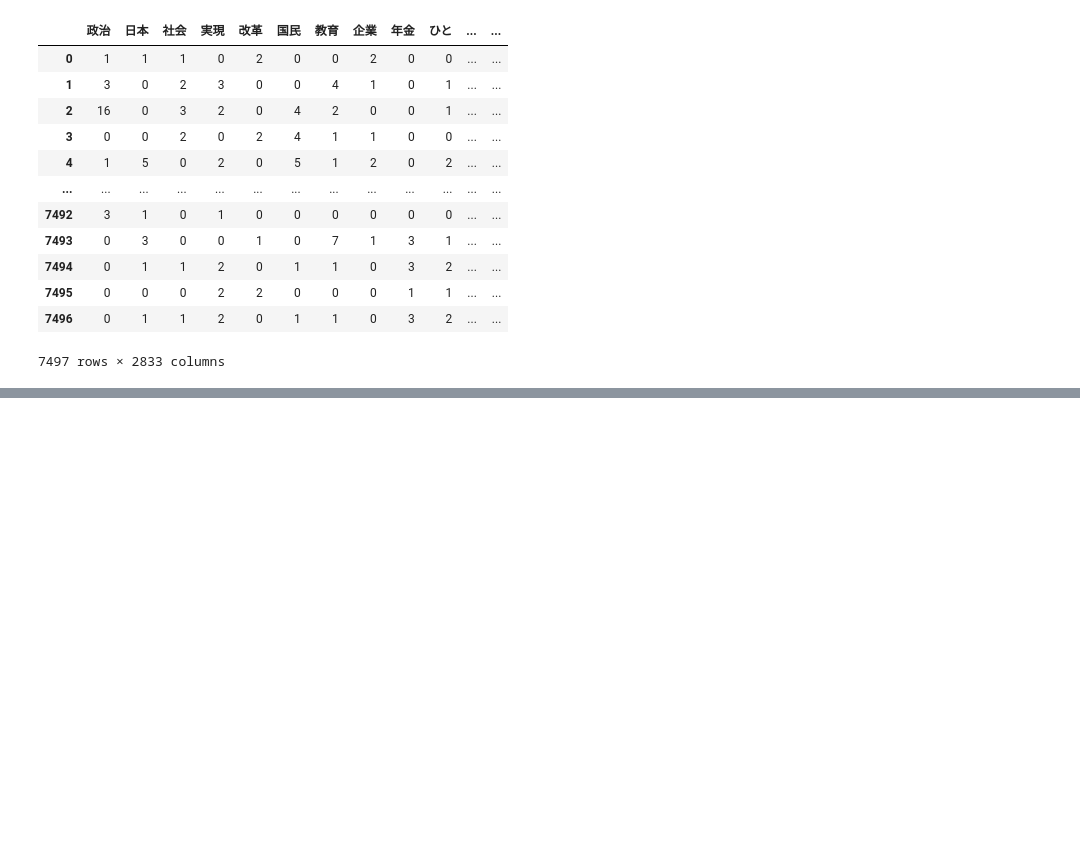
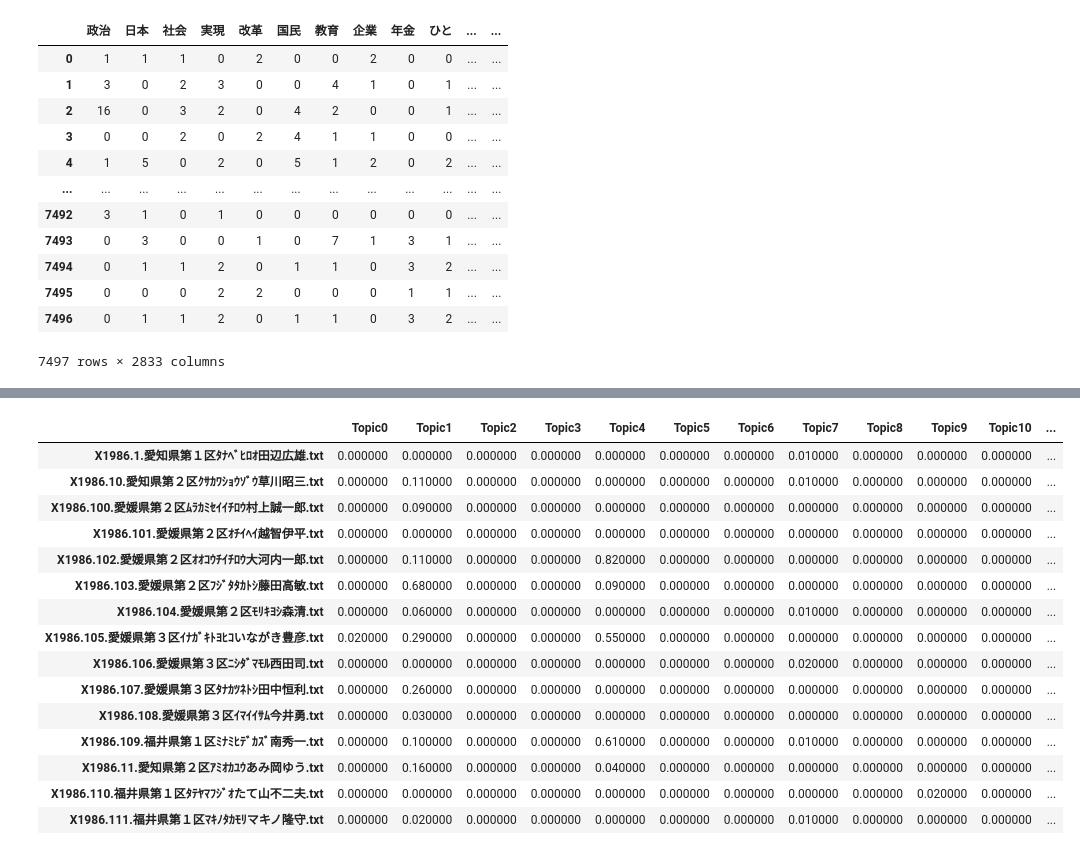
Before and after one commit to deankuo/Japan-Manifesto-Classification, a Jupyter notebook: topic_modeling_4.ipynb, the cells around one changed output, grey strips where cells are left out. Drawn from its saved outputs; the diff is of its cells as text; code cells hidden in the pictures; blank space fills up the shorter version.

```diff
--- a/topic_modeling_4.ipynb
+++ b/topic_modeling_4.ipynb
@@ -40,13 +63,13 @@ res2
 def create_bow_from_sparse_df(df):
     bow = []
     for i in range(df.shape[0]):
-        doc_words = []
+        doc_words = ''
         for j, val in zip(df.columns, df.iloc[i]):
             if val > 0:
-                doc_words += [j] * val
+                doc_words += (j + ' ') * val
         bow.append(doc_words)
     return bow
 
 df_bow = create_bow_from_sparse_df(res2)
-df_bow[0][:20] # 1986 愛知県第１区 田辺広雄 Manifesto
+print(df_bow[0]) # 1986 愛知県第１区 田辺広雄 Manifesto
 # %% [output]
@@ -93,0 +77,15 @@ lda_model = gensim.models.ldamodel.LdaModel(corpus=corpus,
+# %%
+vectorizer = CountVectorizer(analyzer='word')
+data_vectorized = vectorizer.fit_transform(df_bow)
+# %%
+# Build LDA Model
+lda_model = LatentDirichletAllocation(n_components=69,           # Number of topics
+                                      max_iter=10,               # Max learning iterations
+                                      learning_method='online',
+                                      random_state=100,          # Random state
+                                      batch_size=128,            # n docs in each learning iter
+                                      evaluate_every = -1,       # compute perplexity every n iters, default: Don't
+                                      n_jobs = -1,               # Use all available CPUs
+                                     )
+lda_model.fit(data_vectorized)
+print(lda_model)  # Model attributes
@@ -93,0 +121,40 @@ lda_model = gensim.models.ldamodel.LdaModel(corpus=corpus,
+# %%
+# Create Document — Topic Matrix
+lda_output = lda_model.transform(data_vectorized) # type: ignore
+# column names
+topicnames = ["Topic" + str(i) for i in range(lda_model.n_components)] # type: ignore
+# index names
+docnames = [name for name in res.columns[1:]]
+# Make the pandas dataframe
+df_document_topic = pd.DataFrame(np.round(lda_output, 2), columns=topicnames, index=docnames) # type: ignore
+# Get dominant topic for each document
+dominant_topic = np.argmax(df_document_topic.values, axis=1)
+df_document_topic['dominant_topic'] = dominant_topic
+
+# Styling
+def color_green(val):
+    color = 'green' if val > .5 else 'black'
+    return 'color: {col}'.format(col=color)
+def make_bold(val):
+    weight = 700 if val > .1 else 400
+    return 'font-weight: {weight}'.format(weight=weight)
+# Apply Style
+df_document_topics = df_document_topic.head(15).style.applymap(color_green).applymap(make_bold)
+df_document_topics
+# %% [output]
+|  | Topic0 | Topic1 | Topic2 | Topic3 | Topic4 | Topic5 | Topic6 | Topic7 | Topic8 | Topic9 | Topic10 | ... |
+| X1986.1.愛知県第１区ﾀﾅﾍﾞﾋﾛｵ田辺広雄.txt | 0.000000 | 0.000000 | 0.000000 | 0.000000 | 0.000000 | 0.000000 | 0.000000 | 0.010000 | 0.000000 | 0.000000 | 0.000000 | ... |
+| X1986.10.愛知県第２区ｸｻｶﾜｼｮｳｿﾞｳ草川昭三.txt | 0.000000 | 0.110000 | 0.000000 | 0.000000 | 0.000000 | 0.000000 | 0.000000 | 0.010000 | 0.000000 | 0.000000 | 0.000000 | ... |
+| X1986.100.愛媛県第２区ﾑﾗｶﾐｾｲｲﾁﾛｳ村上誠一郎.txt | 0.000000 | 0.090000 | 0.000000 | 0.000000 | 0.000000 | 0.000000 | 0.000000 | 0.000000 | 0.000000 | 0.000000 | 0.000000 | ... |
+| X1986.101.愛媛県第２区ｵﾁｲﾍｲ越智伊平.txt | 0.000000 | 0.000000 | 0.000000 | 0.000000 | 0.000000 | 0.000000 | 0.000000 | 0.000000 | 0.000000 | 0.000000 | 0.000000 | ... |
+| X1986.102.愛媛県第２区ｵｵｺｳﾁｲﾁﾛｳ大河内一郎.txt | 0.000000 | 0.110000 | 0.000000 | 0.000000 | 0.820000 | 0.000000 | 0.000000 | 0.000000 | 0.000000 | 0.000000 | 0.000000 | ... |
+| X1986.103.愛媛県第２区ﾌｼﾞﾀﾀｶﾄｼ藤田高敏.txt | 0.000000 | 0.680000 | 0.000000 | 0.000000 | 0.090000 | 0.000000 | 0.000000 | 0.000000 | 0.000000 | 0.000000 | 0.000000 | ... |
+| X1986.104.愛媛県第２区ﾓﾘｷﾖｼ森清.txt | 0.000000 | 0.060000 | 0.000000 | 0.000000 | 0.000000 | 0.000000 | 0.000000 | 0.010000 | 0.000000 | 0.000000 | 0.000000 | ... |
+| X1986.105.愛媛県第３区ｲﾅｶﾞｷﾄﾖﾋｺいながき豊彦.txt | 0.020000 | 0.290000 | 0.000000 | 0.000000 | 0.550000 | 0.000000 | 0.000000 | 0.000000 | 0.000000 | 0.000000 | 0.000000 | ... |
+| X1986.106.愛媛県第３区ﾆｼﾀﾞﾏﾓﾙ西田司.txt | 0.000000 | 0.000000 | 0.000000 | 0.000000 | 0.000000 | 0.000000 | 0.000000 | 0.020000 | 0.000000 | 0.000000 | 0.000000 | ... |
+| X1986.107.愛媛県第３区ﾀﾅｶﾂﾈﾄｼ田中恒利.txt | 0.000000 | 0.260000 | 0.000000 | 0.000000 | 0.000000 | 0.000000 | 0.000000 | 0.000000 | 0.000000 | 0.000000 | 0.000000 | ... |
+| X1986.108.愛媛県第３区ｲﾏｲｲｻﾑ今井勇.txt | 0.000000 | 0.030000 | 0.000000 | 0.000000 | 0.000000 | 0.000000 | 0.000000 | 0.000000 | 0.000000 | 0.000000 | 0.000000 | ... |
+| X1986.109.福井県第１区ﾐﾅﾐﾋﾃﾞｶｽﾞ南秀一.txt | 0.000000 | 0.100000 | 0.000000 | 0.000000 | 0.610000 | 0.000000 | 0.000000 | 0.010000 | 0.000000 | 0.000000 | 0.000000 | ... |
+| X1986.11.愛知県第２区ｱﾐｵｶﾕｳあみ岡ゆう.txt | 0.000000 | 0.160000 | 0.000000 | 0.000000 | 0.040000 | 0.000000 | 0.000000 | 0.000000 | 0.000000 | 0.000000 | 0.000000 | ... |
+| X1986.110.福井県第１区ﾀﾃﾔﾏﾌｼﾞｵたて山不二夫.txt | 0.000000 | 0.000000 | 0.000000 | 0.000000 | 0.000000 | 0.000000 | 0.000000 | 0.000000 | 0.000000 | 0.020000 | 0.000000 | ... |
+| X1986.111.福井県第１区ﾏｷﾉﾀｶﾓﾘマキノ隆守.txt | 0.000000 | 0.020000 | 0.000000 | 0.000000 | 0.000000 | 0.000000 | 0.000000 | 0.010000 | 0.000000 | 0.000000 | 0.000000 | ... |
```
Also changed, not shown: parts of 15 cells of this notebook.
